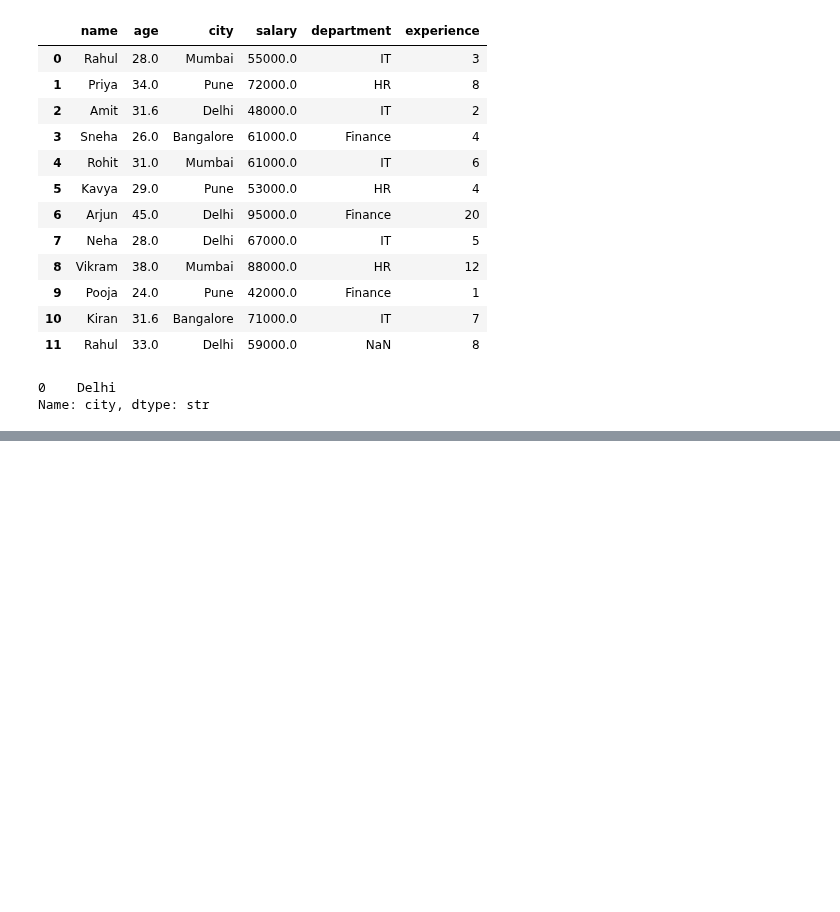
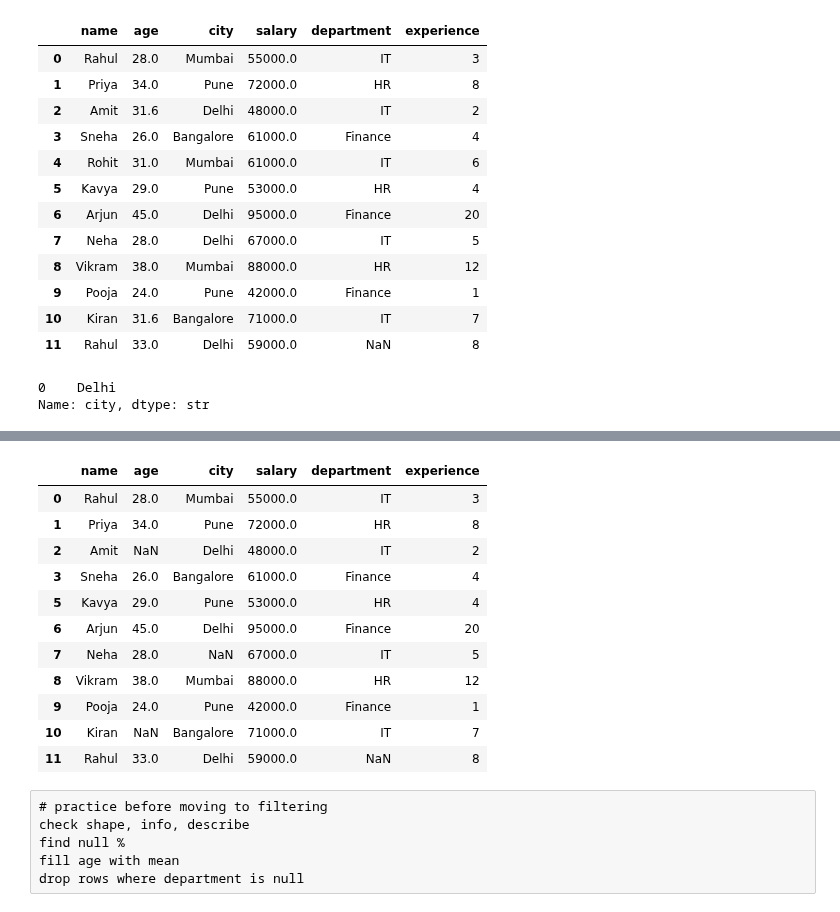
Before and after one commit to sayali-devkar/data_analysis_learning, a Jupyter notebook: pandas/practice/Practice_Basics.ipynb, the cells around one changed output, grey strips where cells are left out. Cells and saved outputs as stored; diff of their text form; code cells hidden in the pictures; blank space fills up the shorter version.

Commit message:
Pandas Practice : Basics

```diff
--- a/pandas/practice/Practice_Basics.ipynb
+++ b/pandas/practice/Practice_Basics.ipynb
@@ -177,0 +224,21 @@ Name: city, dtype: str
+# %%
+df.dropna(subset=["salary"])
+# %% [output]
+|  | name | age | city | salary | department | experience |
+| 0 | Rahul | 28.0 | Mumbai | 55000.0 | IT | 3 |
+| 1 | Priya | 34.0 | Pune | 72000.0 | HR | 8 |
+| 2 | Amit | NaN | Delhi | 48000.0 | IT | 2 |
+| 3 | Sneha | 26.0 | Bangalore | 61000.0 | Finance | 4 |
+| 5 | Kavya | 29.0 | Pune | 53000.0 | HR | 4 |
+| 6 | Arjun | 45.0 | Delhi | 95000.0 | Finance | 20 |
+| 7 | Neha | 28.0 | NaN | 67000.0 | IT | 5 |
+| 8 | Vikram | 38.0 | Mumbai | 88000.0 | HR | 12 |
+| 9 | Pooja | 24.0 | Pune | 42000.0 | Finance | 1 |
+| 10 | Kiran | NaN | Bangalore | 71000.0 | IT | 7 |
+| 11 | Rahul | 33.0 | Delhi | 59000.0 | NaN | 8 |
+# %% [raw]
+# practice before moving to filtering
+check shape, info, describe
+find null %
+fill age with mean
+drop rows where department is null
```
Also changed, not shown: parts of 6 cells of this notebook.
